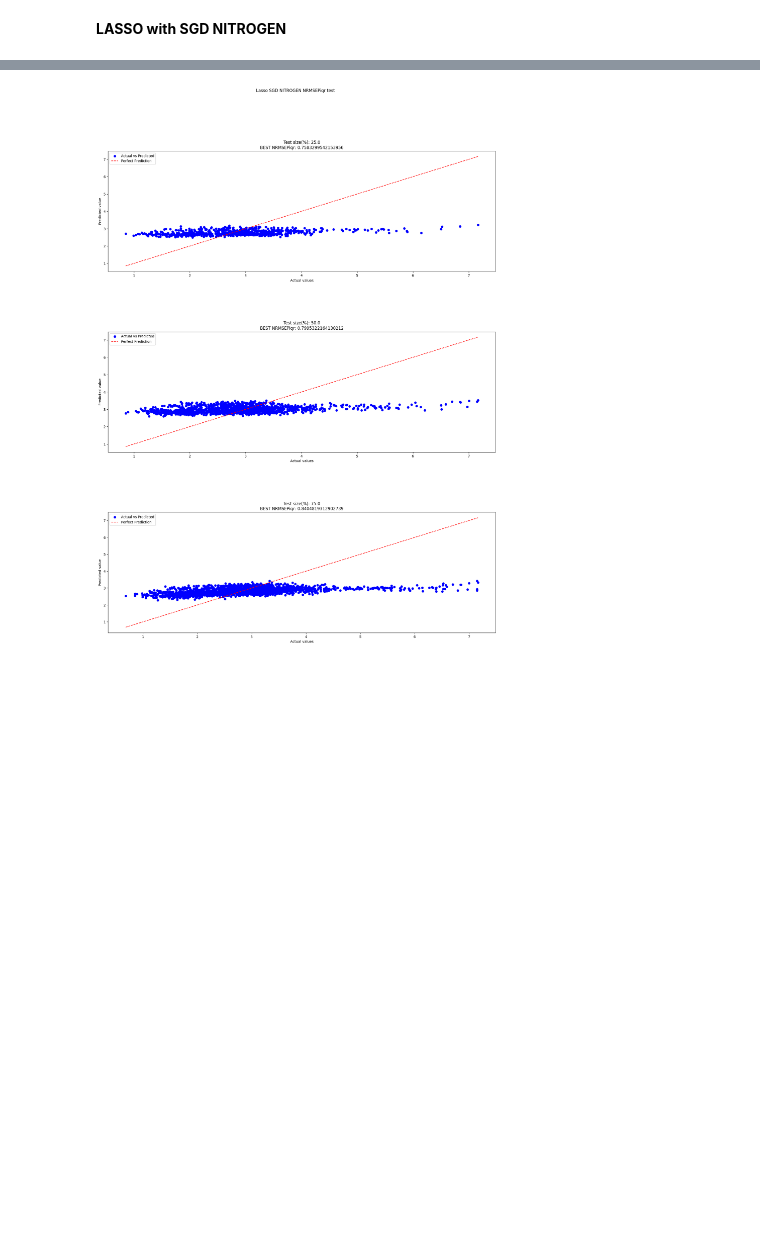
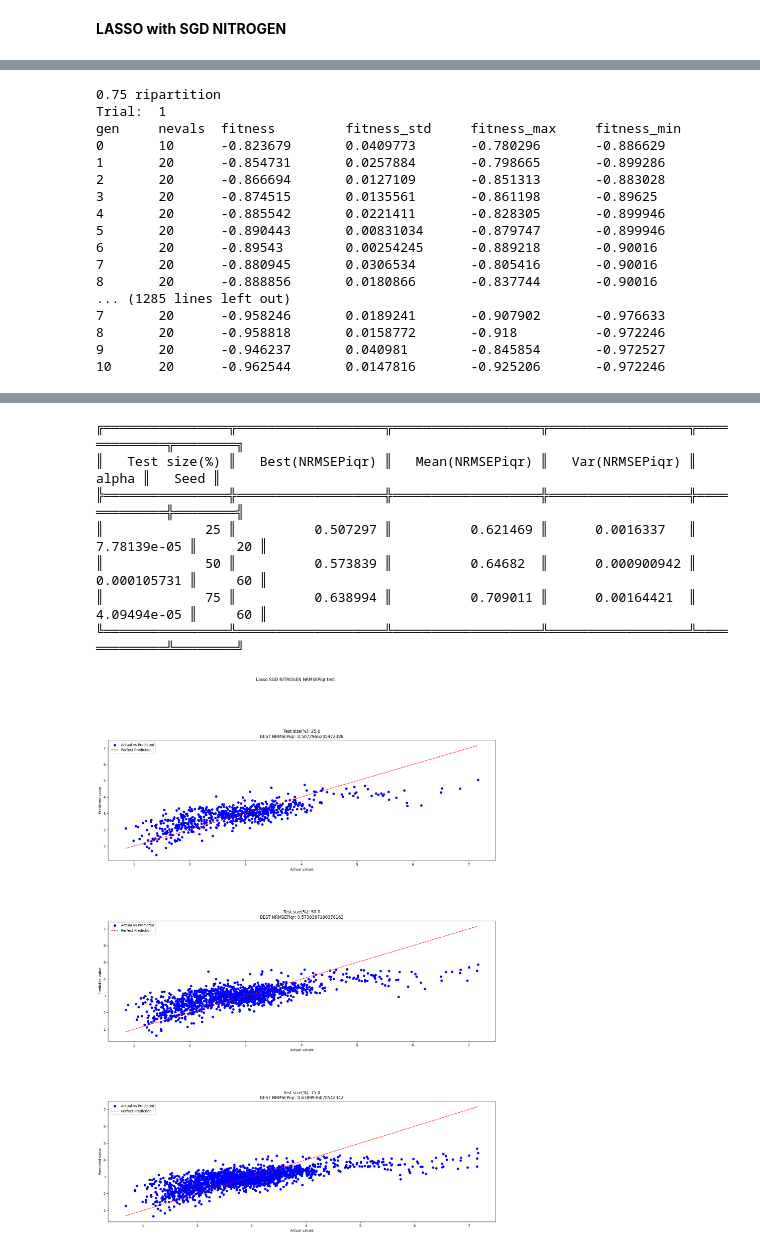
Before and after one commit to Lomby1902/Demetra, a Jupyter notebook: Lasso_regression_genetics.ipynb, the cells around one changed output, grey strips where cells are left out. Saved outputs shown, nothing was run; the diff lists cells and outputs as text; code cells hidden in the pictures; blank space fills up the shorter version.

Commit message:
Ridge trained

```diff
--- a/Lasso_regression_genetics.ipynb
+++ b/Lasso_regression_genetics.ipynb
@@ -237,18 +237,9 @@ def NRMSEPiqr(observed_values, predicted_values):
 
     return rmsep/IQR
 
-NRMSEPiqrscorer = make_scorer(NRMSEPiqr)
+NRMSEPiqrscorer = make_scorer(NRMSEPiqr, greater_is_better=False)
 
 
-def MSE(observed_values, predicted_values):
-    squared_differences = [(yt-yp)**2 for yt, yp in zip(observed_values,predicted_values)]
-
-    sum_squared_differences = sum(squared_differences)
-
-    return -(sum_squared_differences/ len(observed_values))
-
-
-MSEscorer = make_scorer(MSE)
 
 mlflow.set_experiment("Lasso CD NITROGEN genetics NRMSEPiqr")
 mlflow.set_tracking_uri(uri="http://127.0.0.1:5000")
@@ -259,7 +250,7 @@ if not sys.warnoptions:
     os.environ["PYTHONWARNINGS"] = "ignore"
 
 #number of trials
-trials = 1
+trials = 100
 np.random.seed(42)
 seeds = np.random.randint(trials, size=trials)
 
@@ -300,12 +291,13 @@ for ripartition in ripartisions:
 
             evolved_estimator = GASearchCV(estimator=lasso_reg_cd,
                               cv=5,
-                              scoring=MSEscorer,
+                              scoring=NRMSEPiqrscorer,
                               param_grid=param_grid,
                               n_jobs=-1,
                               verbose=True,
                               population_size=10,
-                              generations=10)
+                              generations=10,
+                              criteria = "min")
 
             evolved_estimator.fit(X_train, Y_train)
 
@@ -322,6 +314,14 @@ for ripartition in ripartisions:
                 best_data_1["Y_pred"] = Y_pred_lasso_cd
                 best_data_1["alpha"] = float(evolved_estimator.best_params_["alpha"])
                 best_data_1["seed"] = seeds[i]
+                best_data_1["model"] = evolved_estimator.best_estimator_
+
+        mlflow.sklearn.log_model(
+                sk_model=best_data_1["model"],
+                artifact_path="sklearn-model",
+                input_example=X_train,
+                registered_model_name=f"LASSO_CD_{ripartition*100}"
+            )
 
 
         mlflow.log_metric("Best_NRMSEPiqr", best_NRMSEP)
@@ -539,6 +598,15 @@ for ripartition in ripartisions:
                 best_data_1["Y_pred"] = Y_pred_lasso_sgd
                 best_data_1["alpha"] = float(evolved_estimator.best_params_["alpha"])
                 best_data_1["seed"] = seeds[i]
+                best_data_1["model"] = evolved_estimator.best_estimator_
+
+        mlflow.sklearn.log_model(
+                sk_model=best_data_1["model"],
+                artifact_path="sklearn-model",
+                input_example=X_train,
+                registered_model_name=f"LASSO_SGD_{ripartition*100}"
+            )
+
 
 
         mlflow.log_metric("Best_NRMSEPiqr", best_NRMSEP)
@@ -587,0 +685,17 @@ gen     nevals  fitness         fitness_std     fitness_max     fitness_min
+0.75 ripartition
+Trial:  1
+gen     nevals  fitness         fitness_std     fitness_max     fitness_min
+0       10      -0.823679       0.0409773       -0.780296       -0.886629
+1       20      -0.854731       0.0257884       -0.798665       -0.899286
+2       20      -0.866694       0.0127109       -0.851313       -0.883028
+3       20      -0.874515       0.0135561       -0.861198       -0.89625
+4       20      -0.885542       0.0221411       -0.828305       -0.899946
+5       20      -0.890443       0.00831034      -0.879747       -0.899946
+6       20      -0.89543        0.00254245      -0.889218       -0.90016
+7       20      -0.880945       0.0306534       -0.805416       -0.90016
+8       20      -0.888856       0.0180866       -0.837744       -0.90016
+... (1285 lines left out)
+7       20      -0.958246       0.0189241       -0.907902       -0.976633
+8       20      -0.958818       0.0158772       -0.918          -0.972246
+9       20      -0.946237       0.040981        -0.845854       -0.972527
+10      20      -0.962544       0.0147816       -0.925206       -0.972246
@@ -588 +708,8 @@ gen     nevals  fitness         fitness_std     fitness_max     fitness_min
+╔════════════════╦═══════════════════╦═══════════════════╦══════════════════╦═════════════╦════════╗
+║   Test size(%) ║   Best(NRMSEPiqr) ║   Mean(NRMSEPiqr) ║   Var(NRMSEPiqr) ║       alpha ║   Seed ║
+╠════════════════╬═══════════════════╬═══════════════════╬══════════════════╬═════════════╬════════╣
+║             25 ║          0.507297 ║          0.621469 ║      0.0016337   ║ 7.78139e-05 ║     20 ║
+║             50 ║          0.573839 ║          0.64682  ║      0.000900942 ║ 0.000105731 ║     60 ║
+║             75 ║          0.638994 ║          0.709011 ║      0.00164421  ║ 4.09494e-05 ║     60 ║
+╚════════════════╩═══════════════════╩═══════════════════╩══════════════════╩═════════════╩════════╝
-[figure, old version]
+[figure, new version]
```
Also changed, not shown: parts of 2 cells of this notebook, 19 other files.
